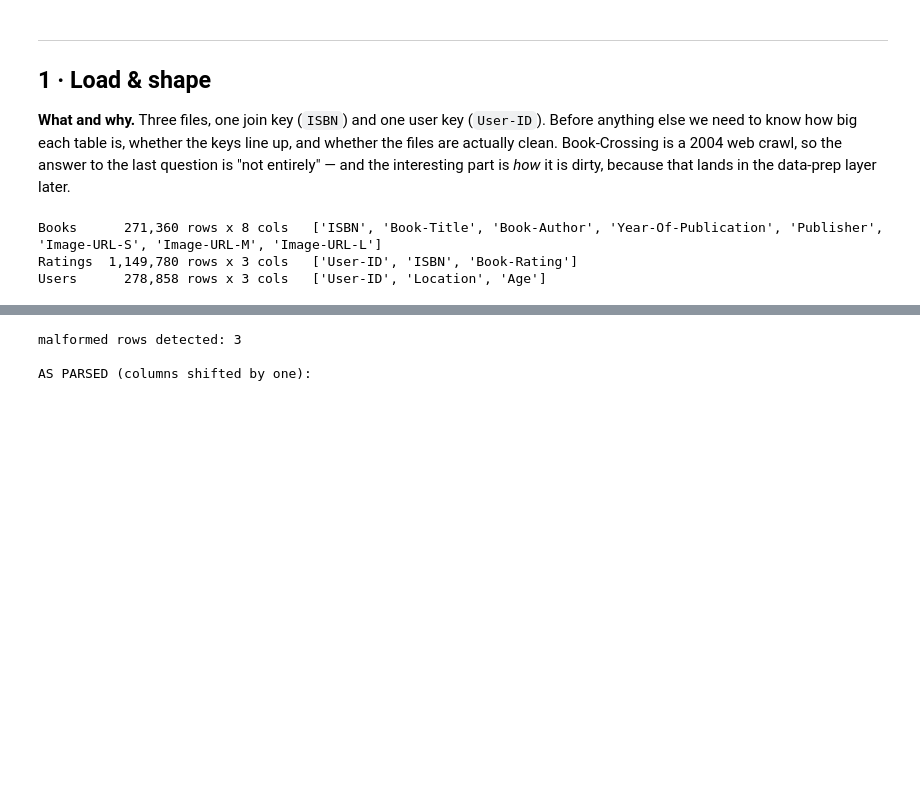
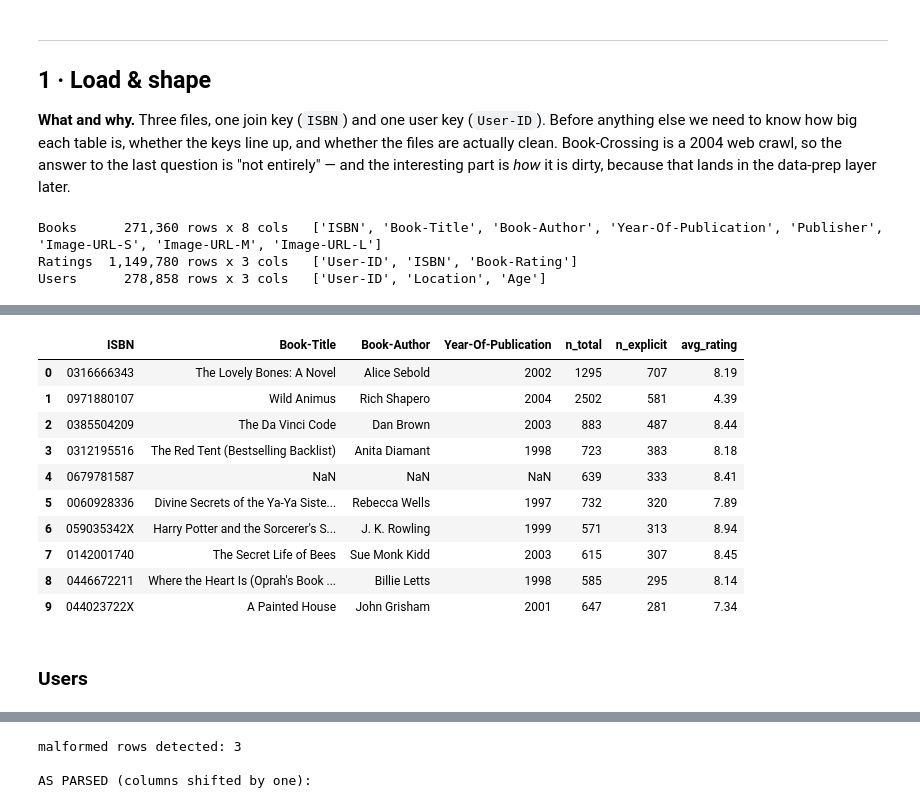
Before and after one commit to helenaschulz/recommender, a Jupyter notebook: notebooks/01_eda.ipynb, the cells around one changed output, grey strips where cells are left out. Saved outputs shown, nothing was run; the diff lists cells and outputs as text; code cells hidden in the pictures; blank space fills up the shorter version.

```diff
--- a/notebooks/01_eda.ipynb
+++ b/notebooks/01_eda.ipynb
@@ -78,0 +313,30 @@ Users      278,858 rows x 3 cols   ['User-ID', 'Location', 'Age']
+# %%
+per_book = ratings.groupby("ISBN").size().rename("n_total")
+
+explicit = ratings[ratings["Book-Rating"] > 0]
+agg = explicit.groupby("ISBN")["Book-Rating"].agg(n_explicit="size", avg_rating="mean")
+
+top = (
+    agg.join(per_book)
+    .sort_values("n_explicit", ascending=False)
+    .head(10)
+    .reset_index()
+    .merge(books_raw[["ISBN", "Book-Title", "Book-Author", "Year-Of-Publication"]], on="ISBN", how="left")
+    .round({"avg_rating": 2})
+)
+
+top[["ISBN", "Book-Title", "Book-Author", "Year-Of-Publication", "n_total", "n_explicit", "avg_rating"]].sort_values("n_explicit", ascending=False).head(10)
+# %% [output]
+|  | ISBN | Book-Title | Book-Author | Year-Of-Publication | n_total | n_explicit | avg_rating |
+| 0 | 0316666343 | The Lovely Bones: A Novel | Alice Sebold | 2002 | 1295 | 707 | 8.19 |
+| 1 | 0971880107 | Wild Animus | Rich Shapero | 2004 | 2502 | 581 | 4.39 |
+| 2 | 0385504209 | The Da Vinci Code | Dan Brown | 2003 | 883 | 487 | 8.44 |
+| 3 | 0312195516 | The Red Tent (Bestselling Backlist) | Anita Diamant | 1998 | 723 | 383 | 8.18 |
+| 4 | 0679781587 | NaN | NaN | NaN | 639 | 333 | 8.41 |
+| 5 | 0060928336 | Divine Secrets of the Ya-Ya Siste... | Rebecca Wells | 1997 | 732 | 320 | 7.89 |
+| 6 | 059035342X | Harry Potter and the Sorcerer's S... | J. K. Rowling | 1999 | 571 | 313 | 8.94 |
+| 7 | 0142001740 | The Secret Life of Bees | Sue Monk Kidd | 2003 | 615 | 307 | 8.45 |
+| 8 | 0446672211 | Where the Heart Is (Oprah's Book ... | Billie Letts | 1998 | 585 | 295 | 8.14 |
+| 9 | 044023722X | A Painted House | John Grisham | 2001 | 647 | 281 | 7.34 |
+# %% [markdown]
+### Users
```
Also changed, not shown: parts of 26 cells of this notebook, 1 other file.
